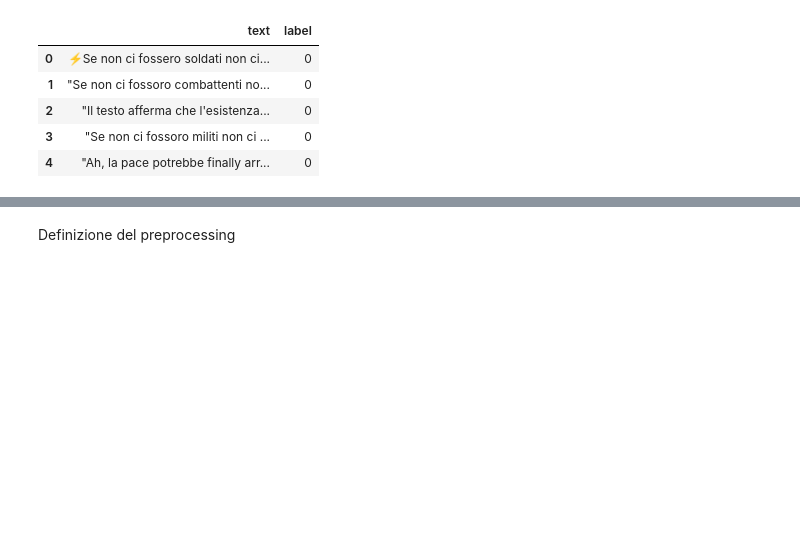
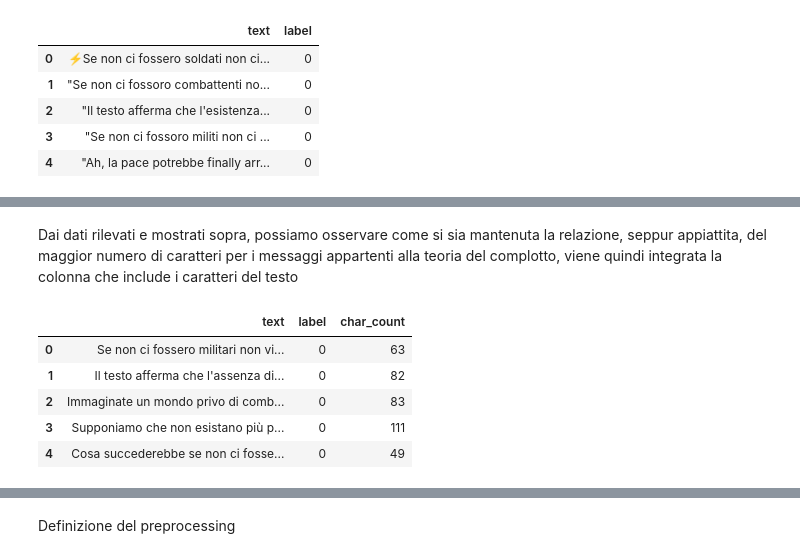
Before and after one commit to Montenigri/NLP, a Jupyter notebook: ACTI - EVALITA/Task A/Classificatore.ipynb, the cells around one changed output, grey strips where cells are left out. Cells and saved outputs as stored; diff of their text form; code cells hidden in the pictures; blank space fills up the shorter version.

```diff
--- a/ACTI - EVALITA/Task A/Classificatore.ipynb
+++ b/ACTI - EVALITA/Task A/Classificatore.ipynb
@@ -402,0 +451,12 @@ plt.show()
+# %% [markdown]
+Dai dati rilevati e mostrati sopra, possiamo osservare come si sia mantenuta la relazione, seppur appiattita, del maggior numero di caratteri per i messaggi appartenti alla teoria del complotto, viene quindi integrata la colonna che include i caratteri del testo
+# %%
+augmented_dataset['char_count'] = augmented_dataset['text'].str.len()
+augmented_dataset.head()
+# %% [output]
+|  | text | label | char_count |
+| 0 | Se non ci fossero militari non vi... | 0 | 63 |
+| 1 | Il testo afferma che l'assenza di... | 0 | 82 |
+| 2 | Immaginate un mondo privo di comb... | 0 | 83 |
+| 3 | Supponiamo che non esistano più p... | 0 | 111 |
+| 4 | Cosa succederebbe se non ci fosse... | 0 | 49 |
```
Also changed, not shown: parts of 11 cells of this notebook.
